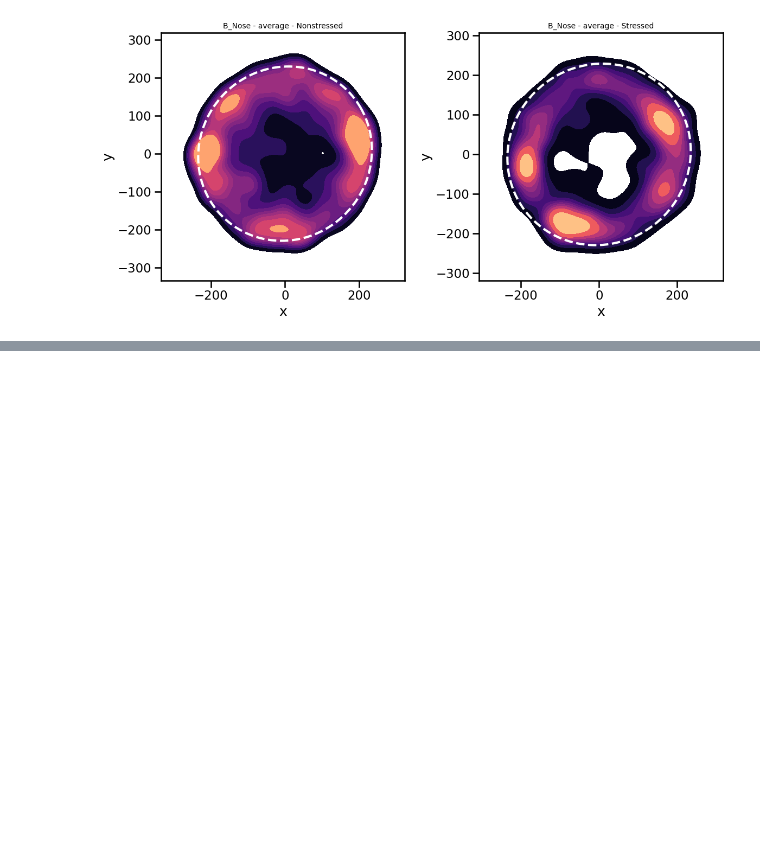
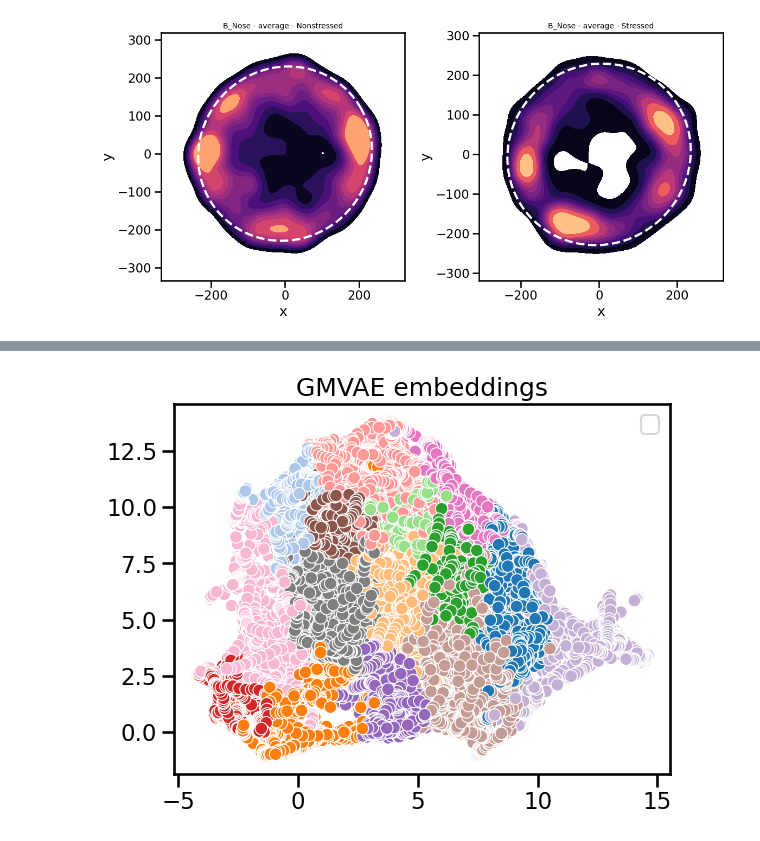
Before and after one commit to mlfpm/deepof, a Jupyter notebook: docs/source/tutorial_notebooks/deepof_preprocessing_tutorial.ipynb, the cells around one changed output, grey strips where cells are left out. Saved outputs shown, nothing was run; the diff lists cells and outputs as text; code cells hidden in the pictures; blank space fills up the shorter version.

Commit message:
Adapted GMVAE to follow the VaDE architecture

```diff
--- a/docs/source/tutorial_notebooks/deepof_preprocessing_tutorial.ipynb
+++ b/docs/source/tutorial_notebooks/deepof_preprocessing_tutorial.ipynb
@@ -253,15 +253,15 @@ tt = (tt[0][:10000], tt[1][:10000], tt[2][:10000], tt[3][:10000])
 %%time
 cons = my_deepof_project.deep_unsupervised_embedding(
     tt,
-    embedding_model="GMVAE",
+    embedding_model="VaDE",
     epochs=10,
     encoder_type="recurrent",
-    n_components=12,
-    latent_dim=4,
+    n_components=15,
+    latent_dim=8,
     kl_warmup=10,
     kl_annealing_mode="linear",
-    reg_cat_clusters=True,
-   # contrastive_loss_function="nce",
-   # contrastive_similarity_function="cosine",
+    batch_size=128,
+    kmeans_loss=0.0,
+    reg_cat_clusters=0.0,
 )
 # %% [output]
@@ -309,7 +333,7 @@ tt[0].shape
 # %%
-encoder, grouper = cons[0], cons[2]
-emb = encoder(tt[0][:1000])
-cls = grouper(tt[0][:1000])
+emb = cons.encoder(tt[0][:25000])
+cls = cons.grouper(tt[0][:25000])
-# %%
-import umap
-cons = umap.UMAP(n_components=2).fit_transform(emb.mean().numpy())
+# %%
+import umap
+umap = umap.UMAP(n_components=2, n_neighbors=250).fit_transform(emb.numpy())
+# umap = emb.numpy()
@@ -316,5 +380,15 @@ cons = umap.UMAP(n_components=2).fit_transform(emb.mean().numpy())
 # %%
-sns.scatterplot(x=cons[:, 0], y=cons[:, 1], hue=cls.numpy().argmax(axis=1), palette="tab10")
+#tt = GaussianMixture(n_components=5, covariance_type="diag", reg_covar=1e-04).fit(emb.numpy())
+#means = tt.means_
+means = cons.get_gmm_params['means'].numpy()
 
-plt.title("Contrastive embeddings")
+sns.scatterplot(x=umap[:, 0], y=umap[:, 1], hue=cls.numpy().argmax(axis=1), palette="tab20")
+means = cons.get_layer("grouper").get_layer("gaussian_mixture_latent").c_mu.numpy()
+#sns.scatterplot(x=means[:,0], y=means[:,1], s=250, c="black")
+
+plt.title("GMVAE embeddings")
+
+plt.legend("")
 plt.show()
+# %% [output]
+[figure, added]
```
Also changed, not shown: parts of 12 cells of this notebook, 5 other files.
